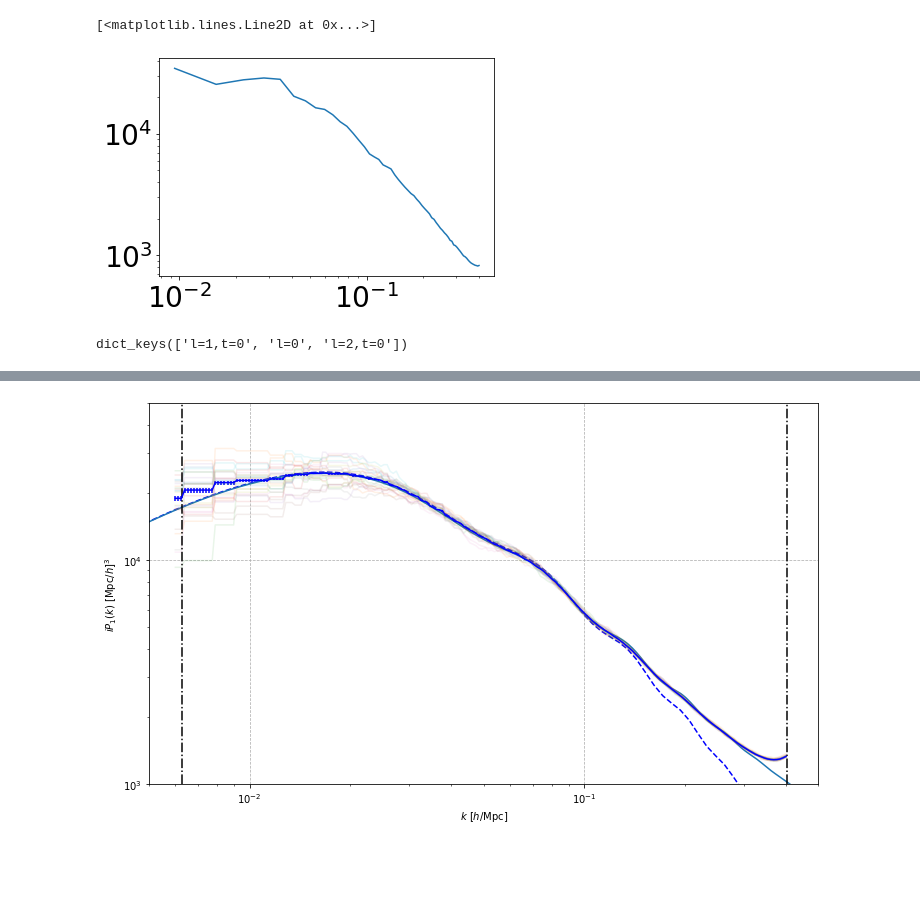
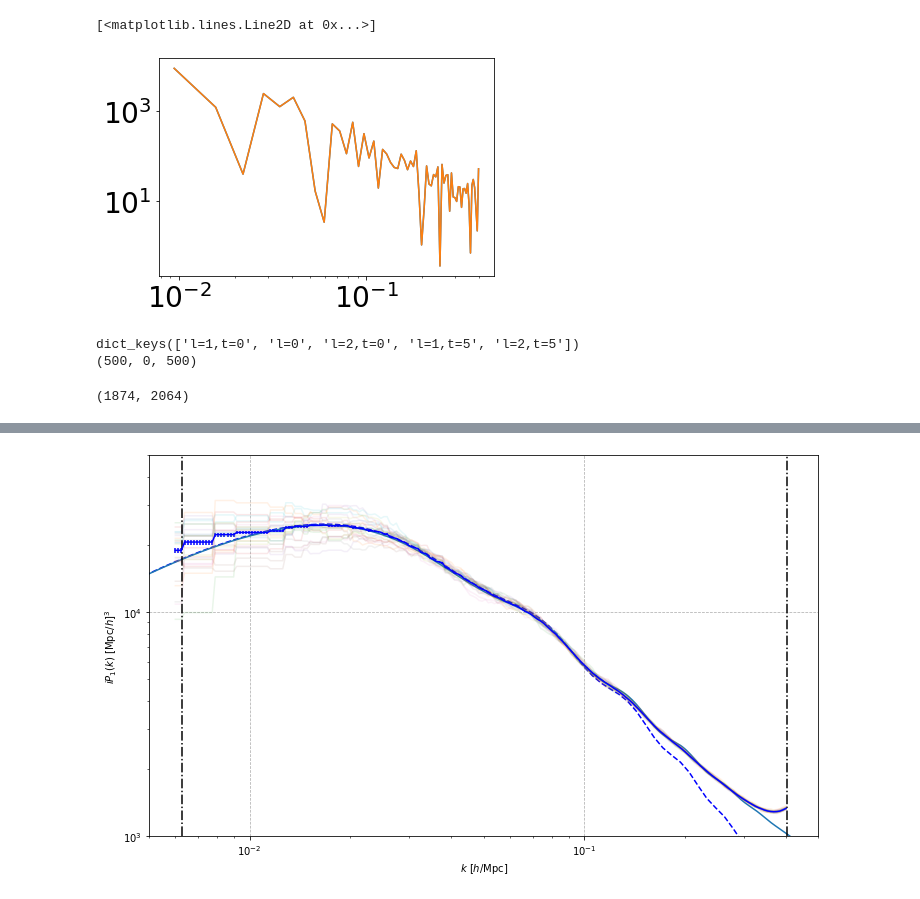
Before and after one commit to craddis1/PkBk, a Jupyter notebook: Notebooks/run_pk.ipynb, the cells around one changed output, grey strips where cells are left out. Saved outputs shown, nothing was run; the diff lists cells and outputs as text; code cells hidden in the pictures; blank space fills up the shorter version.

```diff
--- a/Notebooks/run_pk.ipynb
+++ b/Notebooks/run_pk.ipynb
@@ -32,7 +33,7 @@ Nside=128
 L=1000
 rfft=False
 order=2
-obs_pos=(500,500,0)#
+obs_pos=(500,0,500) #
 grid_info = cgi.compute_survey(Nside,L,rfft,order,obs_pos)
 #xi,x_norm,ki,k_mag,MAS,k_f,k_ny
 # %% [output]
@@ -67,7 +74,8 @@ Wall time: 70.8 ms
 # %%
 %%time
 t= 0.5
-l= 1
-exorder = 1
+l = 1
+exorder = 2
 Pk_ell = Pk.Pk(field_tmp,L,Nside,l,k_est,grid_info,binning_info,t,exorder,iFFT,dtype,threads,rfft,verbose)
+Pk_ell1 = Pk1.Pk(field_tmp,L,Nside,l,k_est,grid_info,binning_info,t,exorder,iFFT,dtype,threads,rfft,verbose)
 # %% [output]
@@ -76,8 +84,9 @@ Wall time: 2.79 s
 # %%
 plt.loglog(k_est,np.abs(Pk_ell.pk))
+plt.loglog(k_est,np.abs(Pk_ell1.pk))
 # %% [output]
 [<matplotlib.lines.Line2D at 0x...>]
-[figure, old version]
+[figure, new version]
 # %%
 #define empty dict to fill in...
 pk = {
@@ -163,7 +178,9 @@ pk[field] = pk_realisations(field_add,pk[field],ls,ts,exorder,obs_pos[2],0,200)
-# %%
-print(pk['0'].keys())
-# %% [output]
-dict_keys(['l=1,t=0', 'l=0', 'l=2,t=0'])
+# %%
+print(pk['-500'].keys())
+print(obs_pos)
+# %% [output]
+dict_keys(['l=1,t=0', 'l=0', 'l=2,t=0', 'l=1,t=5', 'l=2,t=5'])
+(500, 0, 500)
 # %%
 def avg_err(Pk):#ok so adapt to nested dict structure...
     Pk_avg = {}
@@ -179,0 +230,4 @@ Pk_avg,Pk_err = avg_err(pk)
+# %%
+print(likelihood_confidence(likelihood1,0.60))
+# %% [output]
+(1874, 2064)
```
Also changed, not shown: parts of 34 cells of this notebook, 6 other files.
